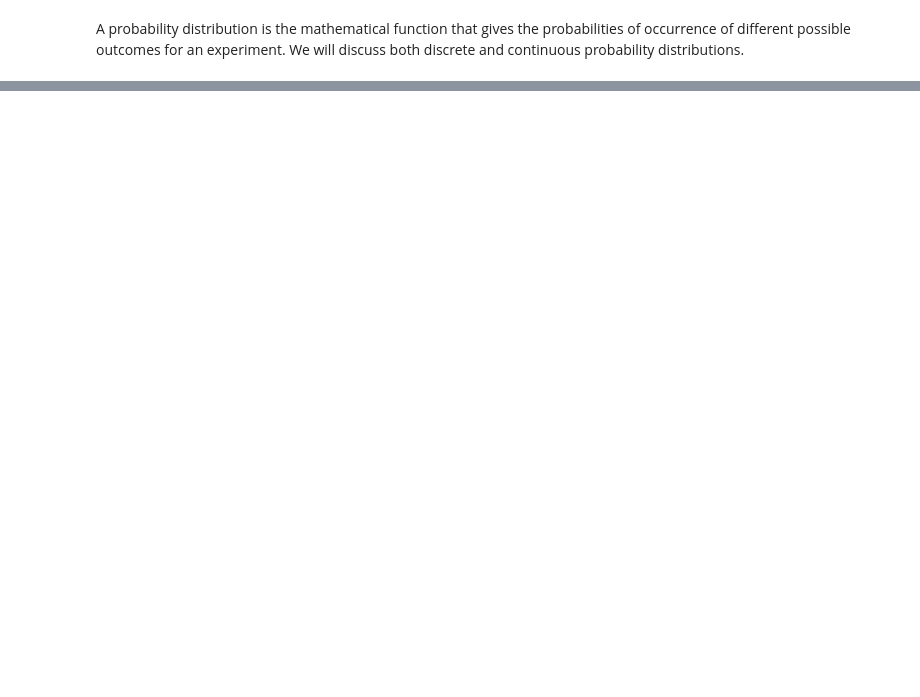
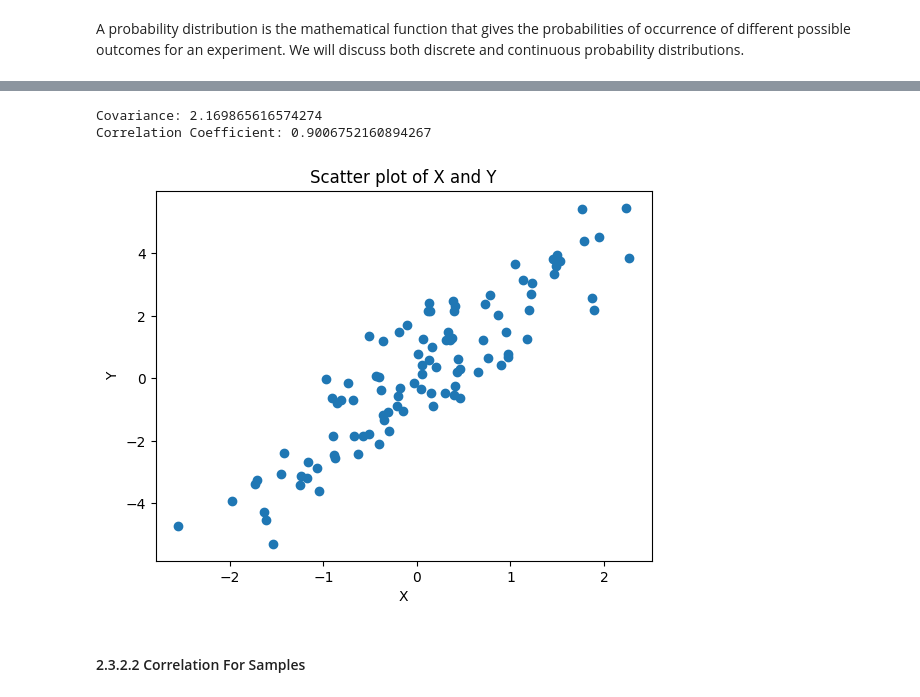
Before and after one commit to rccrdmr/MAT422-Mathematics-for-DataScience, a Jupyter notebook: 2.3_Independent Variables and Random Samples.ipynb, the cells around one changed output, grey strips where cells are left out. Drawn from its saved outputs; the diff is of its cells as text; code cells hidden in the pictures; blank space fills up the shorter version.

```diff
--- a/2.3_Independent Variables and Random Samples.ipynb
+++ b/2.3_Independent Variables and Random Samples.ipynb
@@ -583,0 +250,26 @@ plt.show()
+# %%
+import numpy as np
+import matplotlib.pyplot as plt
+
+np.random.seed(0)
+X = np.random.randn(100)
+Y = 2 * X + np.random.randn(100)  # Positive correlation
+
+# Compute covariance and correlation
+covariance = np.cov(X, Y)[0, 1]
+correlation = np.corrcoef(X, Y)[0, 1]
+
+print(f"Covariance: {covariance}")
+print(f"Correlation Coefficient: {correlation}")
+
+plt.scatter(X, Y)
+plt.title("Scatter plot of X and Y")
+plt.xlabel("X")
+plt.ylabel("Y")
+plt.show()
+# %% [output]
+Covariance: 2.169865616574274
+Correlation Coefficient: 0.9006752160894267
+[figure, added]
+# %% [markdown]
+#### 2.3.2.2 Correlation For Samples
```
Also changed, not shown: parts of 53 cells of this notebook.
